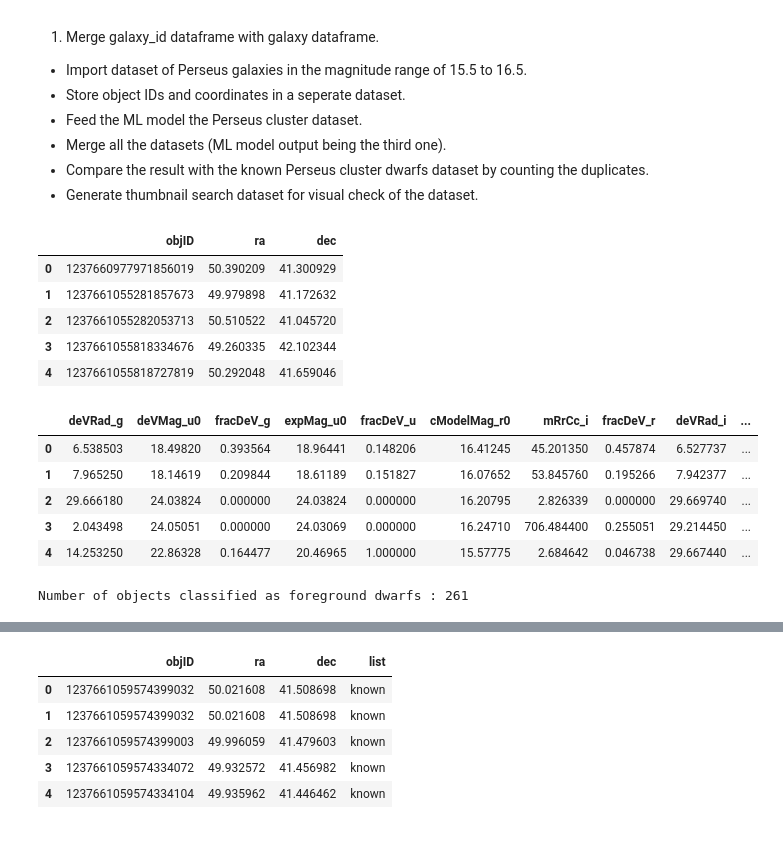
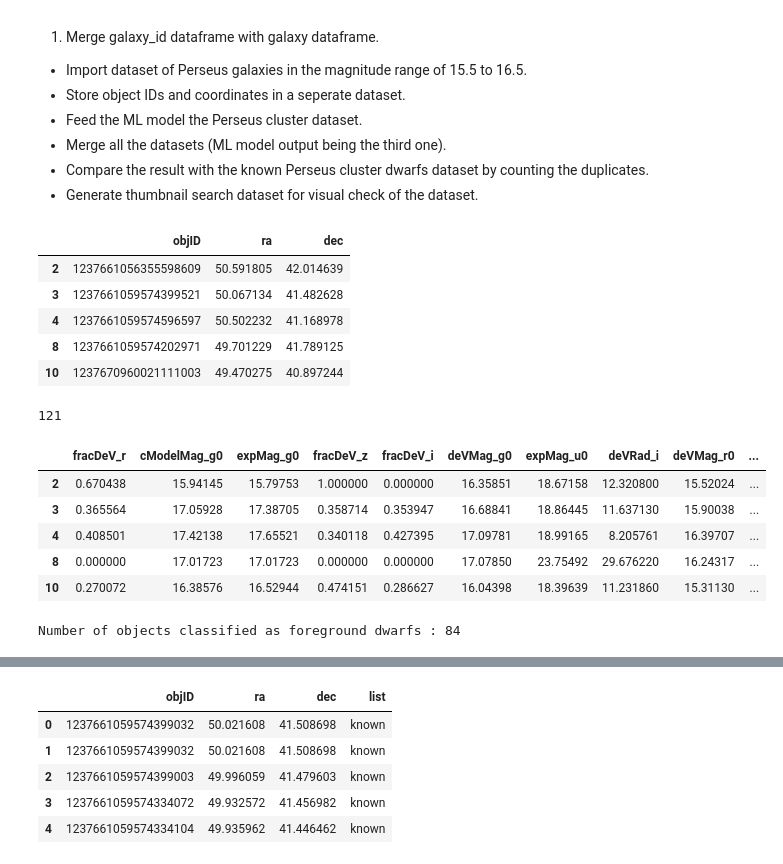
Before and after one commit to danbanan/Perseus-vs-background, a Jupyter notebook: find-potential-dwarfs.ipynb, the cells around one changed output, grey strips where cells are left out. Cells and saved outputs as stored; diff of their text form; code cells hidden in the pictures.

Commit message:
added photo z feature and removed duplicates from datasets

```diff
--- a/find-potential-dwarfs.ipynb
+++ b/find-potential-dwarfs.ipynb
@@ -111,23 +109,33 @@ print(feat_importances.nlargest(20, 'Score'))
 # %%
-# Features from a previous selection with the highest performance of 0.90 (+/- 0.04)
+# Features from a previous selection with the highest performance of 0.94 (+/- 0.12)
 best_features1 = ['deVRad_r', 'fracDeV_i', 'expRad_r', 'fracDeV_z', 'fiberMag_u0', 'dered_g', 'dered_u', 'expMag_r0',
                   'dered_r', 'cModelMag_u0', 'expMag_g0', 'cModelMag_g0', 'fiber2Mag_u0', 'fracDeV_g', 'expMag_u0',
                   'fiber2Mag_i0', 'mE1PSF_g', 'dered_i', 'fiber2Mag_g0', 'psfMag_z0']
 
-# Features from a previous selection with the highest accuracy of 0.91 (+/- 0.05)
+# Features from a previous selection with the highest accuracy of 0.93 (+/- 0.13)
 best_features2 = ['fracDeV_z', 'fracDeV_i', 'fracDeV_r', 'expMag_u0', 'dered_u', 'fiberMag_u0', 'dered_g',
                   'expMag_i0', 'deVMag_u0', 'petroMag_g0', 'expRad_g', 'psfMag_g0', 'psfMag_z0', 'dered_r',
                   'deVMag_r0', 'expMag_g0', 'fiberMag_g0', 'deVRad_g', 'expRad_z', 'fiber2Mag_z0']
 
-# Features from a previous selection with the highest accuracy of 0.91 (+/- 0.05)
+# Features from a previous selection with the highest accuracy of 0.92 (+/- 0.09)
 best_features3 = ['aperFlux7_i', 'aperFlux7_r', 'aperFlux7_u', 'aperFlux7_z', 'cModelMag_r0', 'deVMag_u0', 'deVRad_g',
                   'deVRad_i', 'expMag_u0', 'fracDeV_g', 'fracDeV_r', 'fracDeV_u', 'mCr4_g', 'mE1_g', 'mE2_g',
                   'mRrCc_i', 'mRrCc_z', 'petroR50_r', 'petroR50_u', 'petroR90_u']
 
-# Features from a previous selection with the highest accuracy of 0.93 (+/- 0.07)
+# Features from a previous selection with the highest accuracy of 0.94 (+/- 0.13)
 best_features4 = ['deVRad_g', 'deVMag_u0', 'fracDeV_g', 'expMag_u0', 'fracDeV_u', 'cModelMag_r0', 'mRrCc_i',
                  'fracDeV_r', 'deVRad_i', 'petroR50_r', 'dered_g', 'cModelMag_i0', 'fiberMag_z0', 'fracDeV_z',
                  'deVMag_z0', 'fracDeV_i', 'cModelMag_g0', 'expRad_i', 'dered_z', 'dered_u']
+
+# Features from a previous selection with the highest accuracy of 0.94 (+/- 0.07)
+best_features5 = ['PhotoZ', 'fracDeV_i', 'fracDeV_z', 'fracDeV_r', 'cModelMag_r0', 'petroMag_z0', 'fracDeV_g',
+                  'deVRad_z', 'dered_g', 'cModelMag_g0', 'dered_r', 'fiber2Mag_i0', 'mE1PSF_g', 'fiber2Mag_g0',
+                  'expMag_g0', 'fiberMag_i0', 'fiberMag_u0', 'expMag_u0', 'petroMag_i0', 'aperFlux7_r']
+
+# Features from a previous selection with the highest accuracy of 0.95 (+/- 0.10)
+best_features6 = ['fracDeV_r', 'cModelMag_g0', 'expMag_g0', 'fracDeV_z', 'fracDeV_i', 'deVMag_g0', 'expMag_u0',
+                  'deVRad_i', 'deVMag_r0', 'petroMag_g0', 'PhotoZ', 'dered_g', 'psfMag_z0', 'fracDeV_g', 'deVMag_i0',
+                  'fiber2Mag_i0', 'petroR90_r', 'expMag_z0', 'fracDeV_u', 'dered_u']
 # %%
 # Parameter tuning using GridSearchCV
 def svc_param_selection(X, y):
@@ -197,32 +205,37 @@ After experimenting with the different feature sets selected by the ExtraTreesCl
 * Compare the result with the known Perseus cluster dwarfs dataset by counting the duplicates.
 * Generate thumbnail search dataset for visual check of the dataset.
 # %%
-perseus = pd.read_csv('./datasets/test/perseus-cluster.csv')
+perseus = pd.read_csv('./datasets/predict/perseus-cluster.csv')
+perseus = perseus.query('PhotoZ > -9999')
 # Store IDs of the different galaxies for later merge.
 perseus_id = perseus[['objID', 'ra', 'dec']]
 perseus_id.head()
 # %% [output]
 |  | objID | ra | dec |
-| 0 | 1237660977971856019 | 50.390209 | 41.300929 |
-| 1 | 1237661055281857673 | 49.979898 | 41.172632 |
-| 2 | 1237661055282053713 | 50.510522 | 41.045720 |
-| 3 | 1237661055818334676 | 49.260335 | 42.102344 |
-| 4 | 1237661055818727819 | 50.292048 | 41.659046 |
+| 2 | 1237661056355598609 | 50.591805 | 42.014639 |
+| 3 | 1237661059574399521 | 50.067134 | 41.482628 |
+| 4 | 1237661059574596597 | 50.502232 | 41.168978 |
+| 8 | 1237661059574202971 | 49.701229 | 41.789125 |
+| 10 | 1237670960021111003 | 49.470275 | 40.897244 |
+# %%
+perseus.shape[0]
+# %% [output]
+121
 # %%
-perseus_data = perseus[best_features4]
+perseus_data = perseus[best_features6]
 perseus_data.head()
 # %% [output]
-|  | deVRad_g | deVMag_u0 | fracDeV_g | expMag_u0 | fracDeV_u | cModelMag_r0 | mRrCc_i | fracDeV_r | deVRad_i | ... |
-| 0 | 6.538503 | 18.49820 | 0.393564 | 18.96441 | 0.148206 | 16.41245 | 45.201350 | 0.457874 | 6.527737 | ... |
-| 1 | 7.965250 | 18.14619 | 0.209844 | 18.61189 | 0.151827 | 16.07652 | 53.845760 | 0.195266 | 7.942377 | ... |
-| 2 | 29.666180 | 24.03824 | 0.000000 | 24.03824 | 0.000000 | 16.20795 | 2.826339 | 0.000000 | 29.669740 | ... |
-| 3 | 2.043498 | 24.05051 | 0.000000 | 24.03069 | 0.000000 | 16.24710 | 706.484400 | 0.255051 | 29.214450 | ... |
-| 4 | 14.253250 | 22.86328 | 0.164477 | 20.46965 | 1.000000 | 15.57775 | 2.684642 | 0.046738 | 29.667440 | ... |
+|  | fracDeV_r | cModelMag_g0 | expMag_g0 | fracDeV_z | fracDeV_i | deVMag_g0 | expMag_u0 | deVRad_i | deVMag_r0 | ... |
+| 2 | 0.670438 | 15.94145 | 15.79753 | 1.000000 | 0.000000 | 16.35851 | 18.67158 | 12.320800 | 15.52024 | ... |
+| 3 | 0.365564 | 17.05928 | 17.38705 | 0.358714 | 0.353947 | 16.68841 | 18.86445 | 11.637130 | 15.90038 | ... |
+| 4 | 0.408501 | 17.42138 | 17.65521 | 0.340118 | 0.427395 | 17.09781 | 18.99165 | 8.205761 | 16.39707 | ... |
+| 8 | 0.000000 | 17.01723 | 17.01723 | 0.000000 | 0.000000 | 17.07850 | 23.75492 | 29.676220 | 16.24317 | ... |
+| 10 | 0.270072 | 16.38576 | 16.52944 | 0.474151 | 0.286627 | 16.04398 | 18.39639 | 11.231860 | 15.31130 | ... |
 # %%
-results = polyModel_deg1.predict(perseus_data)
+results = polyModel_deg2.predict(perseus_data)
 print('Number of objects classified as foreground dwarfs : {}'.format(np.count_nonzero(results == 1)))
 # %% [output]
-Number of objects classified as foreground dwarfs : 261
+Number of objects classified as foreground dwarfs : 84
 # %%
 perseus_id['label'] = results
 perseus_id.head()
```
Also changed, not shown: parts of 19 cells of this notebook.
